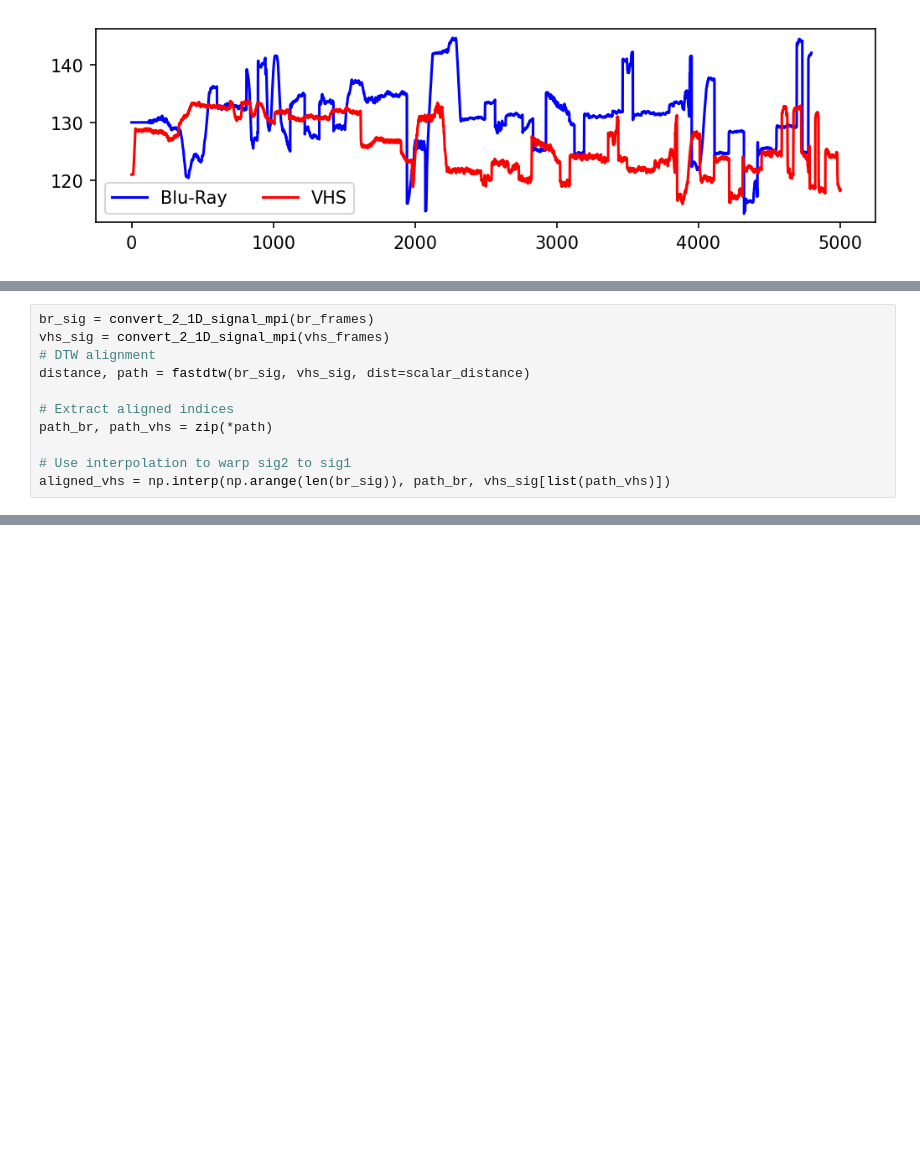
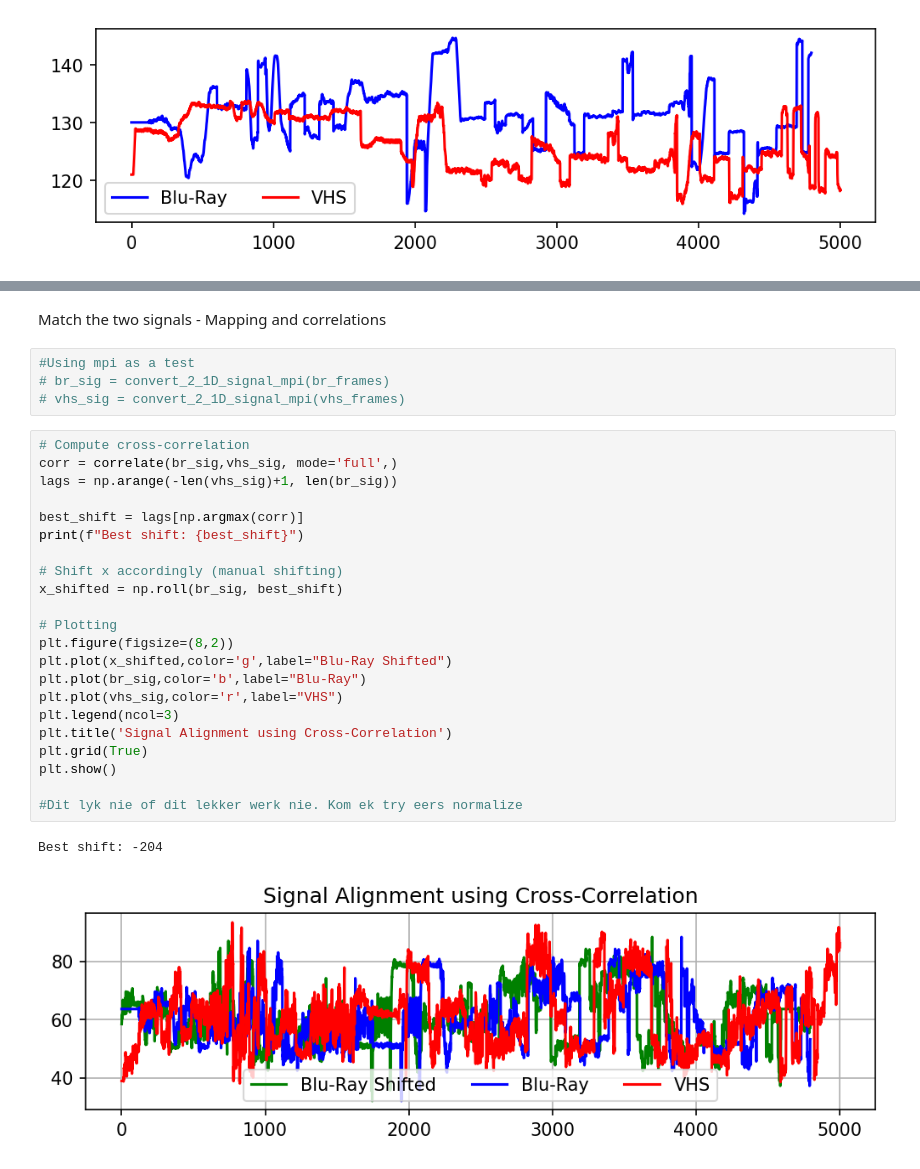
Before and after one commit to GeneralWatt/heidi-language-sync, a Jupyter notebook: Heidi.ipynb, the cells around one changed output, grey strips where cells are left out. Cells and saved outputs as stored; diff of their text form; blank space fills up the shorter version.

Commit message:
Still not sure what to do. Normal correlation is not good enough, but it might be a first step.

```diff
--- a/Heidi.ipynb
+++ b/Heidi.ipynb
@@ -199,11 +227,0 @@ plt.legend(ncol=2)
-# %%
-br_sig = convert_2_1D_signal_mpi(br_frames)
-vhs_sig = convert_2_1D_signal_mpi(vhs_frames)
-# DTW alignment
-distance, path = fastdtw(br_sig, vhs_sig, dist=scalar_distance)
-
-# Extract aligned indices
-path_br, path_vhs = zip(*path)
-
-# Use interpolation to warp sig2 to sig1
-aligned_vhs = np.interp(np.arange(len(br_sig)), path_br, vhs_sig[list(path_vhs)])
@@ -222,0 +228,31 @@ plt.legend(ncol=2)
+# %% [markdown]
+Match the two signals - Mapping and correlations
+# %%
+#Using mpi as a test
+# br_sig = convert_2_1D_signal_mpi(br_frames)
+# vhs_sig = convert_2_1D_signal_mpi(vhs_frames)
+# %%
+# Compute cross-correlation
+corr = correlate(br_sig,vhs_sig, mode='full',)
+lags = np.arange(-len(vhs_sig)+1, len(br_sig))
+
+best_shift = lags[np.argmax(corr)]
+print(f"Best shift: {best_shift}")
+
+# Shift x accordingly (manual shifting)
+x_shifted = np.roll(br_sig, best_shift)
+
+# Plotting
+plt.figure(figsize=(8,2))
+plt.plot(x_shifted,color='g',label="Blu-Ray Shifted")
+plt.plot(br_sig,color='b',label="Blu-Ray")
+plt.plot(vhs_sig,color='r',label="VHS")
+plt.legend(ncol=3)
+plt.title('Signal Alignment using Cross-Correlation')
+plt.grid(True)
+plt.show()
+
+#Dit lyk nie of dit lekker werk nie. Kom ek try eers normalize
+# %% [output]
+Best shift: -204
+[figure, added]
```
Also changed, not shown: parts of 9 cells of this notebook.
